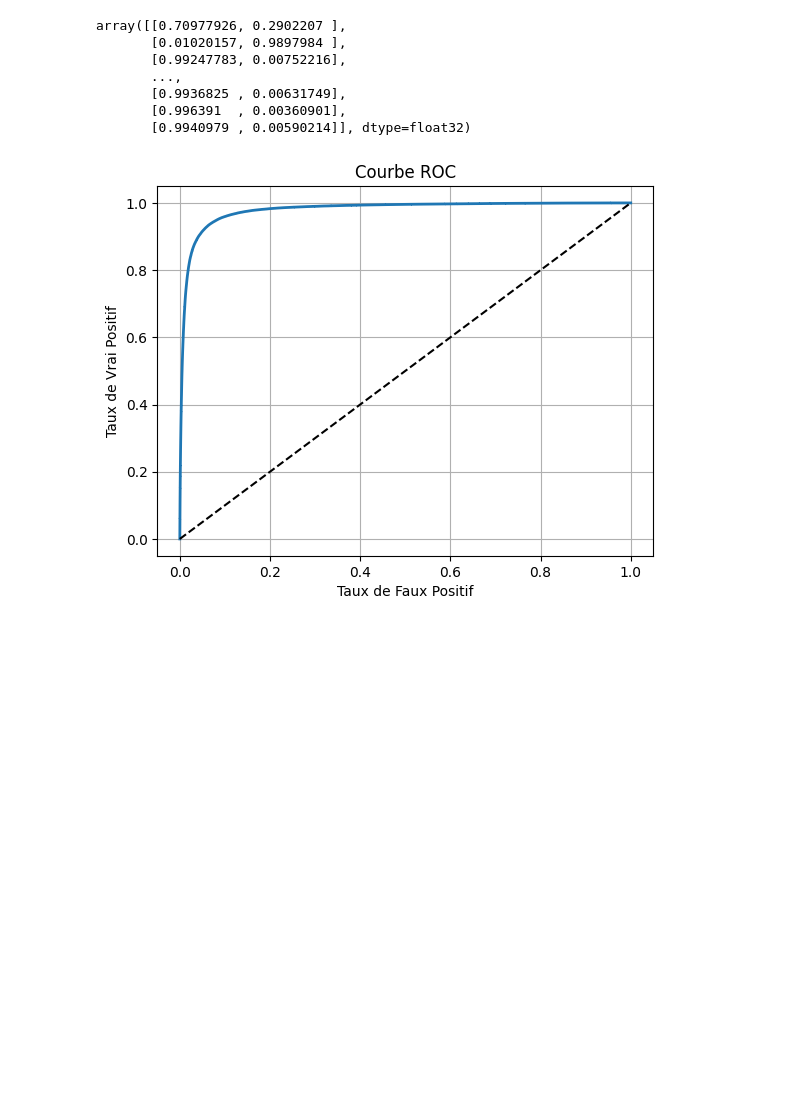
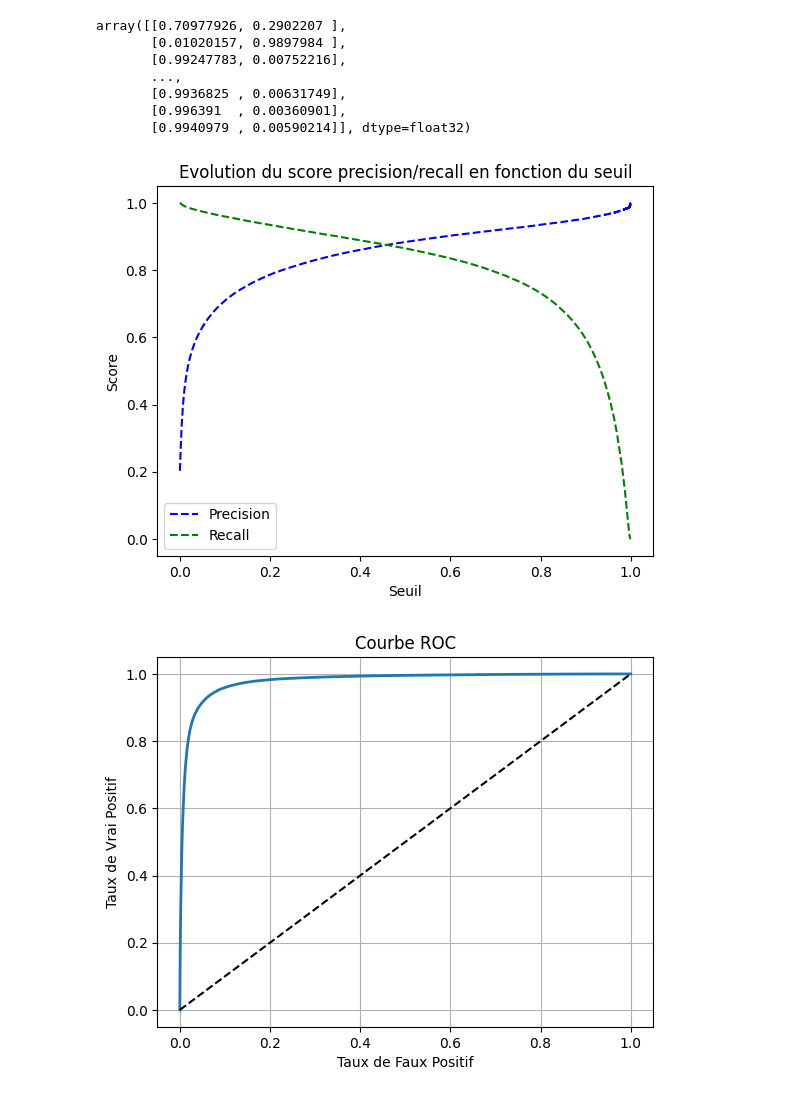
Before and after one commit to Memory77/brief_classif_sba, a Jupyter notebook: modelisation2.ipynb, the cells around one changed output. Drawn from its saved outputs; the diff is of its cells as text; code cells hidden in the pictures; blank space fills up the shorter version.

```diff
--- a/modelisation2.ipynb
+++ b/modelisation2.ipynb
@@ -172,6 +207,7 @@ from sklearn.pipeline import Pipeline
 from sklearn.metrics import classification_report, accuracy_score
 from sklearn.impute import SimpleImputer, KNNImputer
 from xgboost import XGBClassifier
+from catboost import CatBoostClassifier
 
 # Charger le jeu de données
 df = pd.read_csv('dataset_test1.csv')
@@ -180,20 +216,13 @@ df = pd.read_csv('dataset_test1.csv')
 X = df.drop('MIS_Status', axis=1)
 y = df['MIS_Status']
 
-# encoder la variable cible
-# le = LabelEncoder()
-# y_encoded = le.fit_transform(y)
-
-
-# cat_vars = X.select_dtypes(include=['object']).columns.tolist() + ['NewExist'] + ['UrbanRural'] + ['FranchiseBinary']
-# num_vars = X.select_dtypes(include=['int64', 'float64']).columns.tolist()
-
 
 cat_vars = X.select_dtypes(include=['object']).columns.tolist() + ['NewExist'] + ['UrbanRural'] + ['FranchiseBinary']
 num_vars = X.select_dtypes(include=['int64', 'float64']).columns.tolist()
 num_vars.remove('NewExist')
 num_vars.remove('UrbanRural')
 num_vars.remove('FranchiseBinary')
+
 # Créer les transformateurs pour les pipelines
 numeric_transformer = Pipeline(steps=[
     ('imputer', SimpleImputer(strategy='median')),
@@ -215,9 +244,9 @@ preprocessor = ColumnTransformer(
 # Créer la pipeline de traitement et de modélisation
 xgboost_pipeline = Pipeline(steps=[
     ('preprocessor', preprocessor),
-    ('classifier', XGBClassifier(n_estimators = 100, random_state=42, n_jobs=-1,max_depth=15, min_child_weight=16))
+    ('classifier', CatBoostClassifier(max_depth=12, random_state=42))
 ])
-
+#XGBClassifier(n_estimators = 100, random_state=42, n_jobs=-1,max_depth=15, min_child_weight=16)
 # Séparer les données en ensembles d'entraînement et de test, stratifier sur y
 X_train, X_test, y_train, y_test = train_test_split(
     X, y, shuffle=True, test_size=0.05, random_state=42, stratify=y)
@@ -329,7 +426,7 @@ display(y_probas_xgb)
 y_scores_xgb = y_probas_xgb[:, 1]
 
 # A partir des probabilités on calcule les combinaisons de scores pour recall et precision en fonction du seuil
-precisions_tr, recalls_tr, thresholds_tr = precision_recall_curve(y_train, y_scores_xgb)
+precisions_xgb, recalls_xgb, thresholds_xgb = precision_recall_curve(y_train, y_scores_xgb)
 # %% [output]
 array([[0.70977926, 0.2902207 ],
        [0.01020157, 0.9897984 ],
@@ -338,6 +435,18 @@ array([[0.70977926, 0.2902207 ],
        [0.9936825 , 0.00631749],
        [0.996391  , 0.00360901],
        [0.9940979 , 0.00590214]], dtype=float32)
+# %%
+import matplotlib.pyplot as plt
+
+plt.plot(thresholds_xgb, precisions_xgb[:-1], "b--", label="Precision")
+plt.plot(thresholds_xgb, recalls_xgb[:-1], "g--", label="Recall")
+plt.title("Evolution du score precision/recall en fonction du seuil")
+plt.xlabel("Seuil")
+plt.ylabel("Score")
+plt.legend()
+plt.show()
+# %% [output]
+[figure, added]
 # %%
 from sklearn.metrics import roc_curve
 
```
Also changed, not shown: parts of 10 cells of this notebook, 2 other files.
